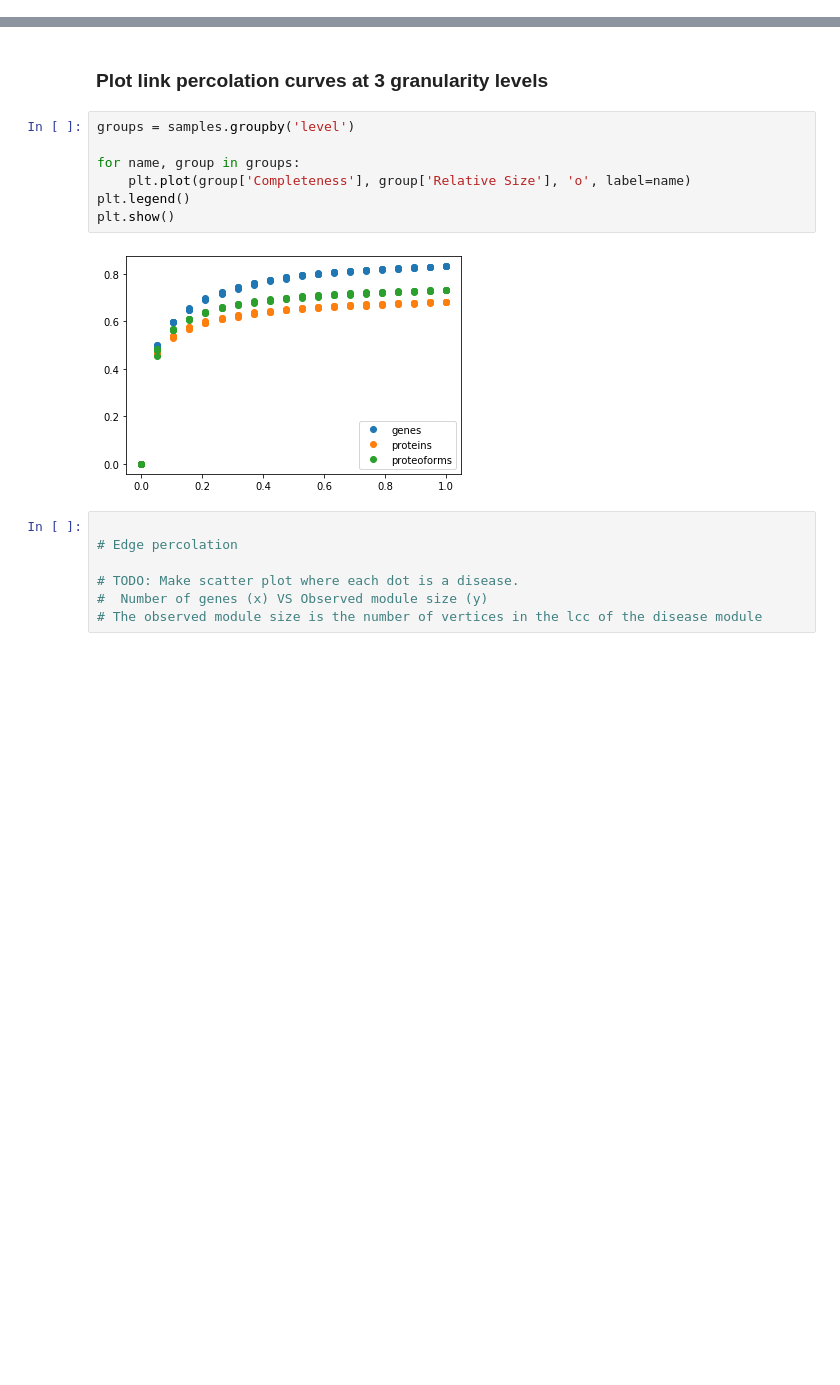
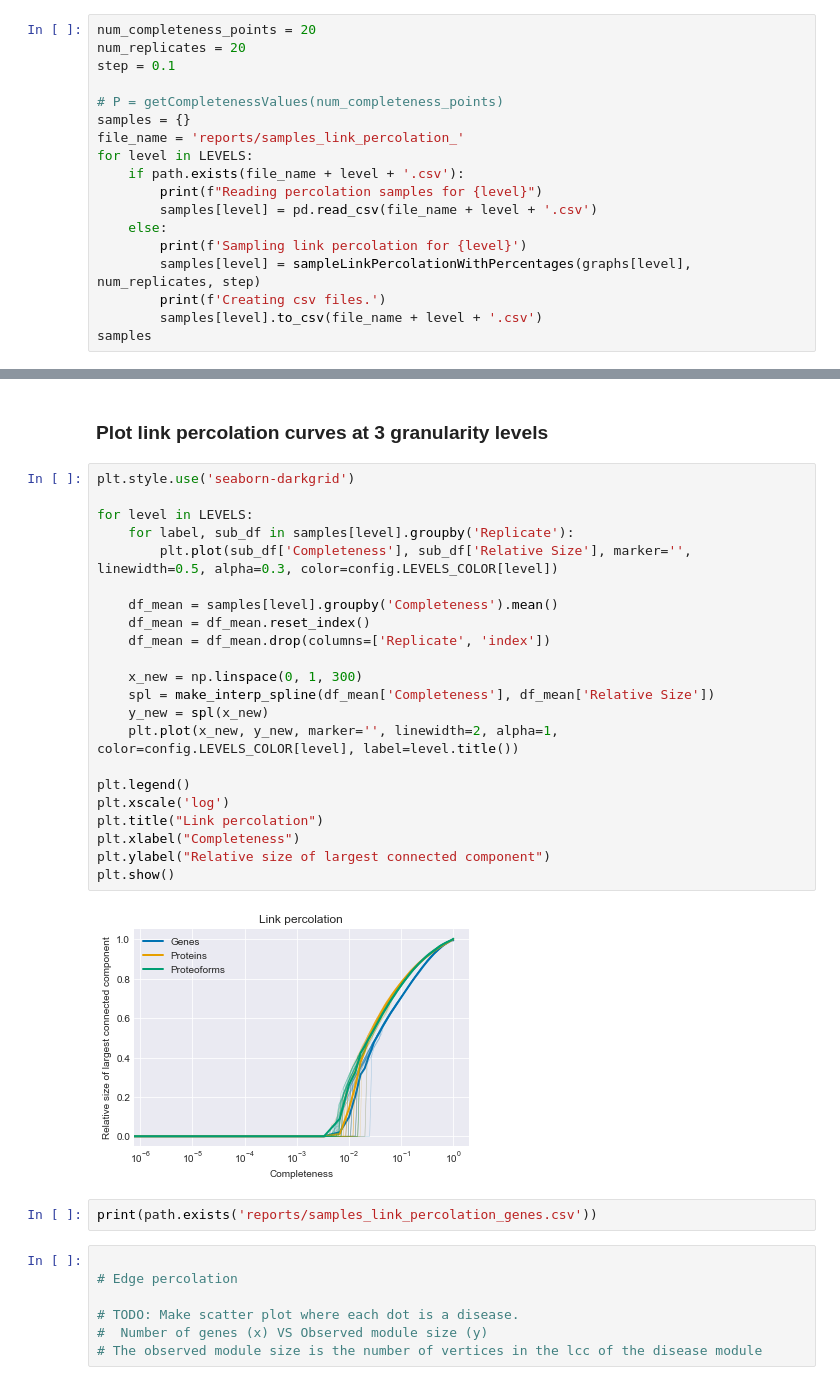
Before and after one commit to PathwayAnalysisPlatform/ProteoformNetworks, a Jupyter notebook: src/Python/analysis_network_percolation.ipynb, the cells around one changed output, grey strips where cells are left out. Saved outputs shown, nothing was run; the diff lists cells and outputs as text; blank space fills up the shorter version.

Commit message:
Plots 3 level link percolation curves log scale

```diff
--- a/src/Python/analysis_network_percolation.ipynb
+++ b/src/Python/analysis_network_percolation.ipynb
@@ -86,0 +47,18 @@ samples
+# %%
+num_completeness_points = 20
+num_replicates = 20
+step = 0.1
+
+# P = getCompletenessValues(num_completeness_points)
+samples = {}
+file_name = 'reports/samples_link_percolation_'
+for level in LEVELS:
+    if path.exists(file_name + level + '.csv'):
+        print(f"Reading percolation samples for {level}")
+        samples[level] = pd.read_csv(file_name + level + '.csv')
+    else:
+        print(f'Sampling link percolation for {level}')
+        samples[level] = sampleLinkPercolationWithPercentages(graphs[level], num_replicates, step)
+        print(f'Creating csv files.')
+        samples[level].to_csv(file_name + level + '.csv')
+samples
@@ -87,14 +86,31 @@ samples
 # %% [markdown]
 ### Plot link percolation curves at 3 granularity levels
-# %%
-groups = samples.groupby('level')
-
-for name, group in groups:
-    plt.plot(group['Completeness'], group['Relative Size'], 'o', label=name)
-plt.legend()
-plt.show()
-# %% [output]
-[figure, removed]
+# %%
+plt.style.use('seaborn-darkgrid')
+
+for level in LEVELS:
+    for label, sub_df in samples[level].groupby('Replicate'):
+        plt.plot(sub_df['Completeness'], sub_df['Relative Size'], marker='', linewidth=0.5, alpha=0.3, color=config.LEVELS_COLOR[level])
+
+    df_mean = samples[level].groupby('Completeness').mean()
+    df_mean = df_mean.reset_index()
+    df_mean = df_mean.drop(columns=['Replicate', 'index'])
+
+    x_new = np.linspace(0, 1, 300)
+    spl = make_interp_spline(df_mean['Completeness'], df_mean['Relative Size'])
+    y_new = spl(x_new)
+    plt.plot(x_new, y_new, marker='', linewidth=2, alpha=1, color=config.LEVELS_COLOR[level], label=level.title())
+
+plt.legend()
+plt.xscale('log')
+plt.title("Link percolation")
+plt.xlabel("Completeness")
+plt.ylabel("Relative size of largest connected component")
+plt.show()
+# %% [output]
+[figure, added]
+# %%
+print(path.exists('reports/samples_link_percolation_genes.csv'))
 # %%
 
 # Edge percolation
```
Also changed, not shown: parts of 3 cells of this notebook, 1 other file.
